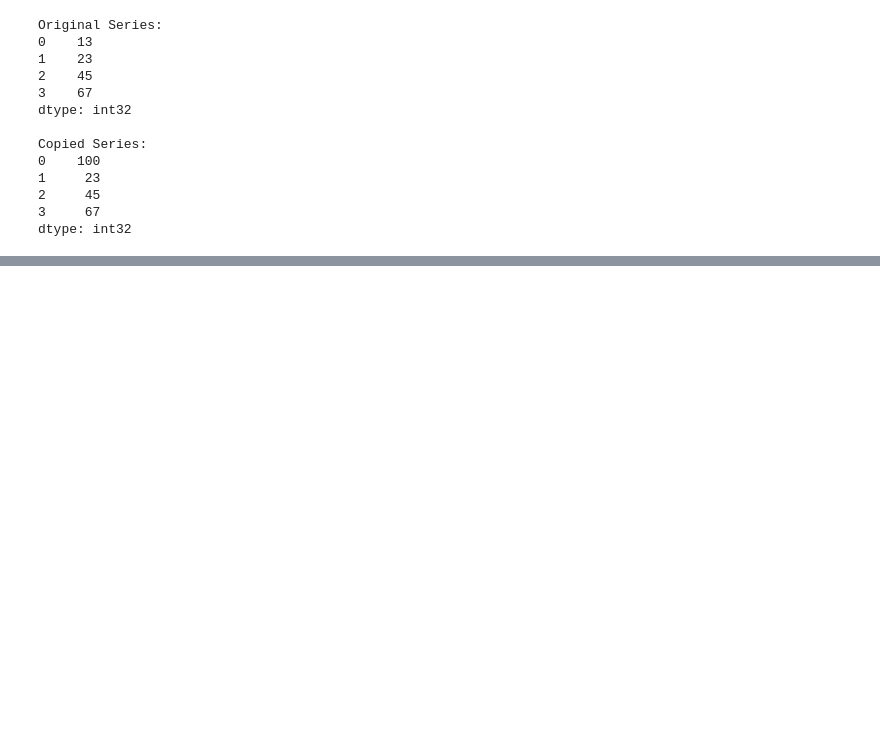
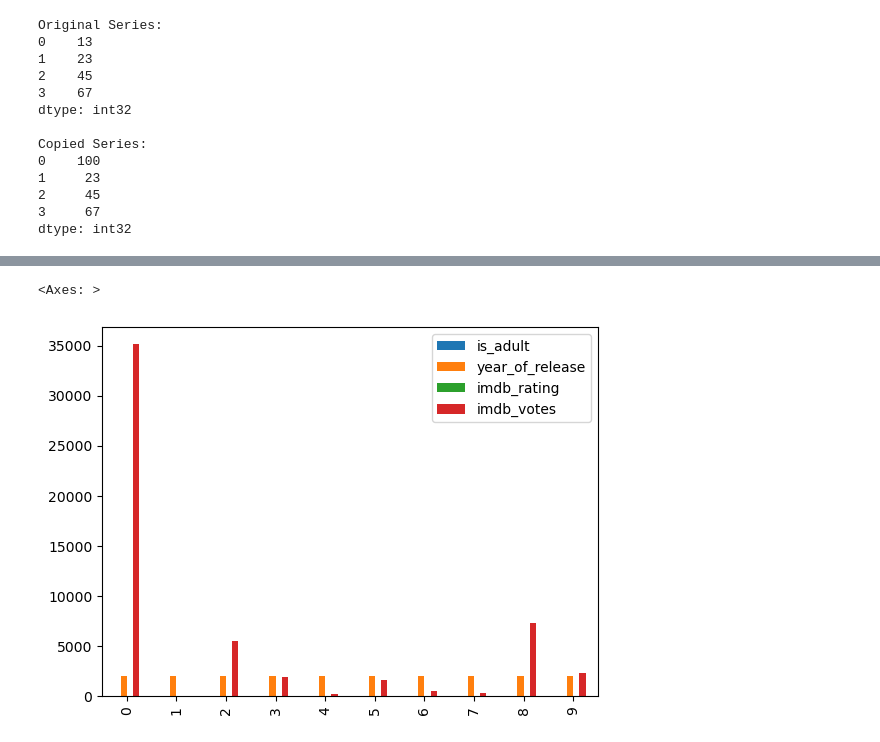
Before and after one commit to Jitudebnath/python, a Jupyter notebook: PANDAS/PandasNotebook.ipynb, the cells around one changed output, grey strips where cells are left out. Cells and saved outputs as stored; diff of their text form; code cells hidden in the pictures; blank space fills up the shorter version.

```diff
--- a/PANDAS/PandasNotebook.ipynb
+++ b/PANDAS/PandasNotebook.ipynb
@@ -793,0 +820,4 @@ dtype: int32
+# %%
+#using read_csv
+movies=pd.read_csv('movies.csv')
+movies
@@ -793,0 +986,5 @@ dtype: int32
+# %%
+movies.head(10).plot(kind='bar')
+# %% [output]
+<Axes: >
+[figure, added]
```
Also changed, not shown: parts of 20 cells of this notebook, 4 other files.
